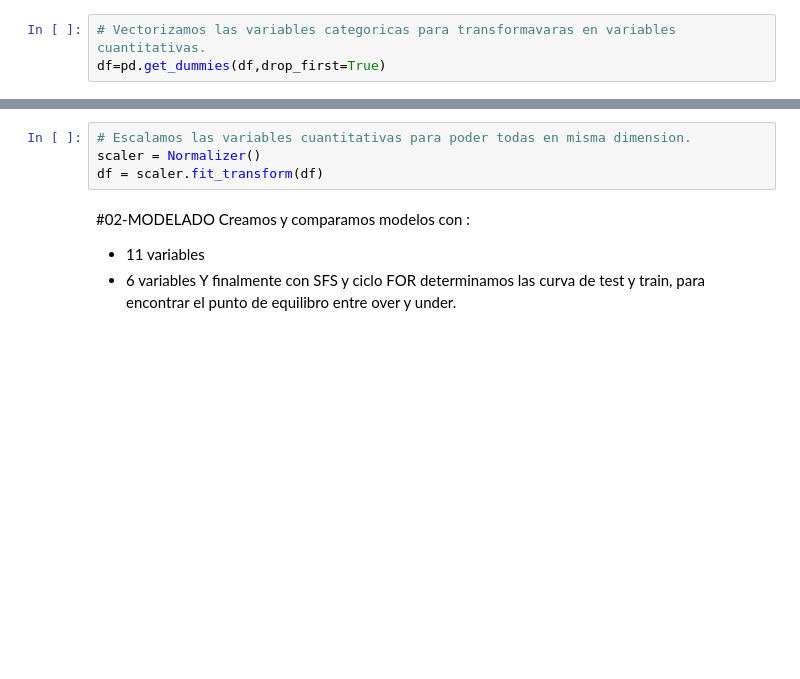
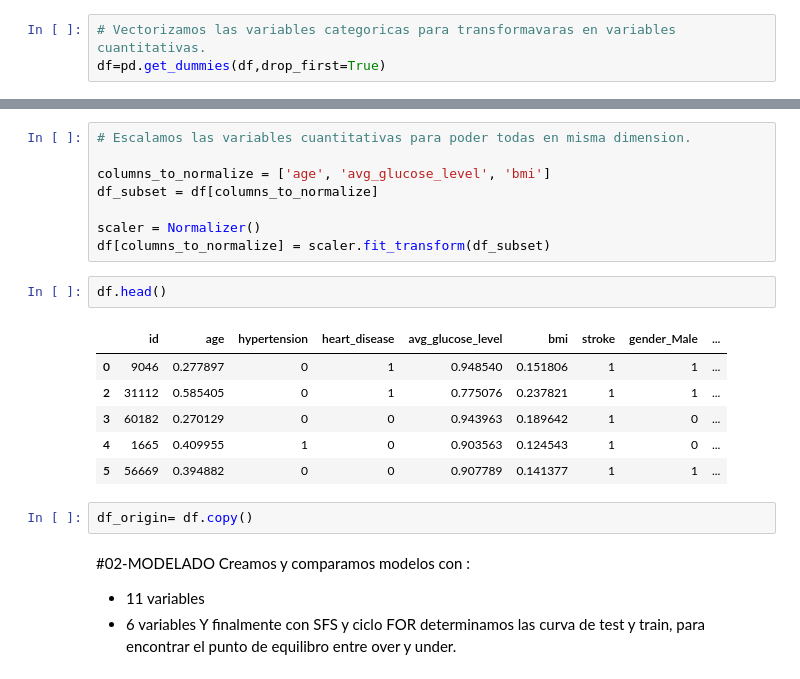
Before and after one commit to Martinerramuspe/02-DATA_SCIENCIE, a Jupyter notebook: 00-CODER_HOUSE/09-ENTREGABLE/Modelo_Muerte_cerebral.ipynb, the cells around one changed output, grey strips where cells are left out. Drawn from its saved outputs; the diff is of its cells as text; blank space fills up the shorter version.

```diff
--- a/00-CODER_HOUSE/09-ENTREGABLE/Modelo_Muerte_cerebral.ipynb
+++ b/00-CODER_HOUSE/09-ENTREGABLE/Modelo_Muerte_cerebral.ipynb
@@ -204,7 +222,22 @@ df=pd.get_dummies(df,drop_first=True)
 # %%
 # Escalamos las variables cuantitativas para poder todas en misma dimension.
+
+columns_to_normalize = ['age', 'avg_glucose_level', 'bmi']
+df_subset = df[columns_to_normalize]
+
 scaler = Normalizer()
-df = scaler.fit_transform(df)
+df[columns_to_normalize] = scaler.fit_transform(df_subset)
+# %%
+df.head()
+# %% [output]
+|  | id | age | hypertension | heart_disease | avg_glucose_level | bmi | stroke | gender_Male | ... |
+| 0 | 9046 | 0.277897 | 0 | 1 | 0.948540 | 0.151806 | 1 | 1 | ... |
+| 2 | 31112 | 0.585405 | 0 | 1 | 0.775076 | 0.237821 | 1 | 1 | ... |
+| 3 | 60182 | 0.270129 | 0 | 0 | 0.943963 | 0.189642 | 1 | 0 | ... |
+| 4 | 1665 | 0.409955 | 1 | 0 | 0.903563 | 0.124543 | 1 | 0 | ... |
+| 5 | 56669 | 0.394882 | 0 | 0 | 0.907789 | 0.141377 | 1 | 1 | ... |
+# %%
+df_origin= df.copy()
 # %% [markdown]
 #02-MODELADO
 Creamos y comparamos modelos con :
```
Also changed, not shown: parts of 11 cells of this notebook, 3 other files.
